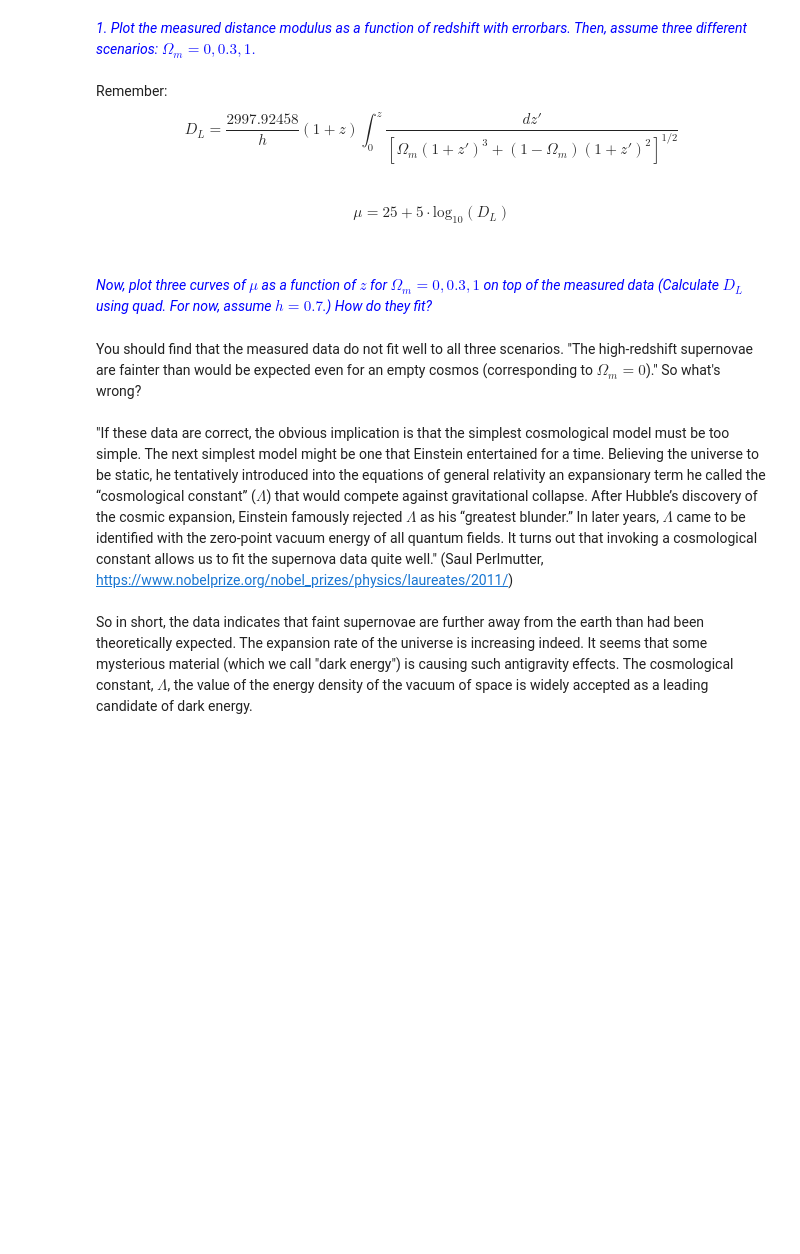
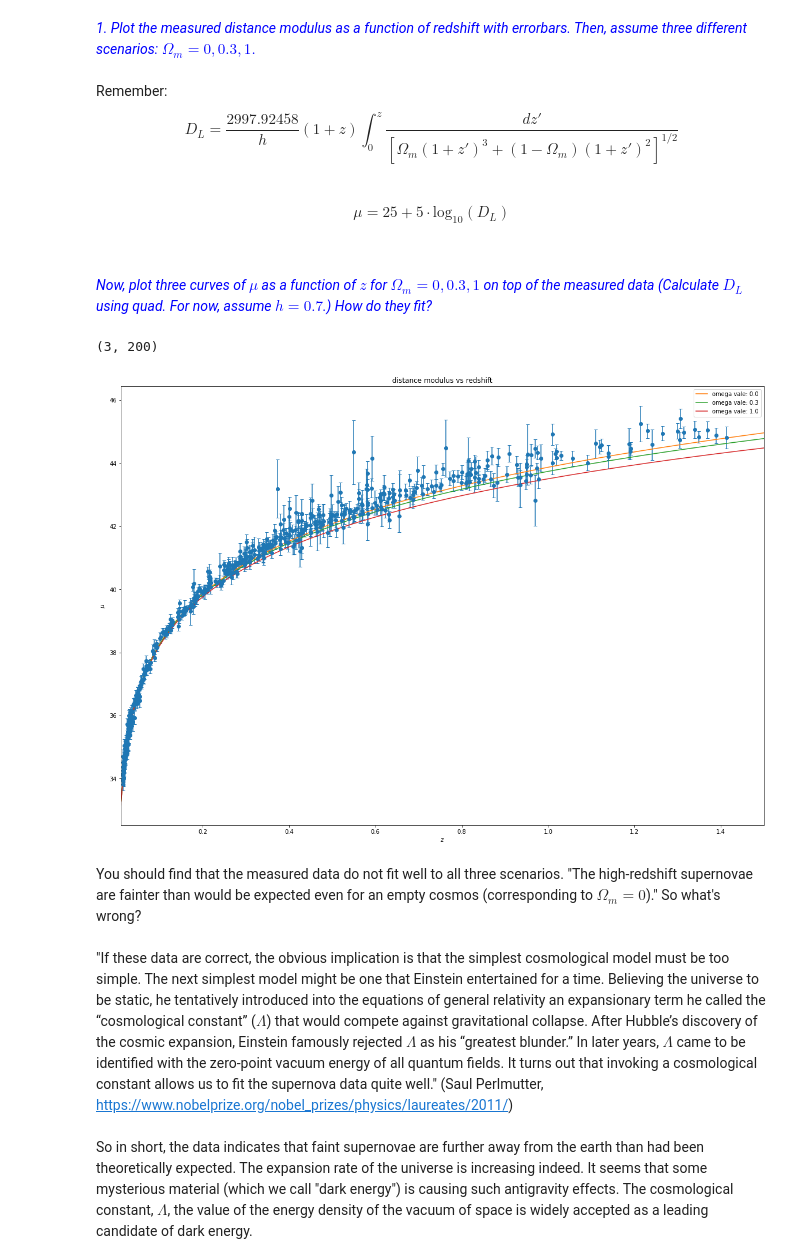
Before and after one commit to tcmarino8/This-Class-Cool, a Jupyter notebook: Project1_p2_188.ipynb, the cells around one changed output. Drawn from its saved outputs; the diff is of its cells as text; code cells hidden in the pictures; blank space fills up the shorter version.

```diff
--- a/Project1_p2_188.ipynb
+++ b/Project1_p2_188.ipynb
@@ -83,13 +96,56 @@ $$ \mu = 25 + 5\cdot \mathrm{log}_{10}(D_L)$$ <br><br>
+# %%
+
+
+import math
+#calculating D_L for the data given, output should be a number
+def integrand(z, omega):
+  squared_integrand = 1/(omega*np.power((1+z), 3) + (1 - omega)*np.power(1+z, 2))
+  integrand = np.sqrt(squared_integrand)
+  return integrand
+def calculateD_l(z, omega):
+  h = .7
+  first_term = 2997.92458/h
+  second_term = 1 + z
+  integral = np.array(quad(integrand, 0, z, args = omega))
+  dl = first_term*second_term*integral[0]
+  return dl
+
+#calculate mu, output should be a number
+def mu_calculator(omega, z):
+  dl = calculateD_l(z, omega)
+  log = math.log10(dl)
+  return 25 + 5*log
+# %%
+#to get all mus, it should be a 3x580 array
+sorted_z = np.sort(z_data)
+created_z = np.linspace(.01, 2, 200)
+all_mus = []
+omegas = np.array([0, .3, 1])
+for omega in omegas:
+  mu_array = []
+  for z in created_z:
+    mu = mu_calculator(omega, z)
+    mu_array.append(mu)
+  all_mus.append(mu_array)
+np.array(all_mus)
+print(np.shape(all_mus))
+# %% [output]
+(3, 200)
 # %%
 plt.figure(figsize = (20,14))
+plt.errorbar(z_data, mu_data, mu_err_data, fmt='o', capsize = 3)
 
-...
-
+for i in range(3):
+  plt.plot(created_z, all_mus[i], label = 'omega vale: ' f'{omegas[i]}')
 plt.legend()
 plt.xlim(0.01, 1.5)
 plt.xlabel('$z$')
+plt.title( ' distance modulus vs redshift ')
 plt.ylabel('$\mu$')
+plt.legend()
 plt.show()
+# %% [output]
+[figure, added]
 # %% [markdown]
 You should find that the measured data do not fit well to all three scenarios. "The high-redshift supernovae are fainter than would be expected even for an empty cosmos (corresponding to $\Omega_m = 0$)." So what's wrong?
 <br><br>
```
Also changed, not shown: parts of 76 cells of this notebook.
